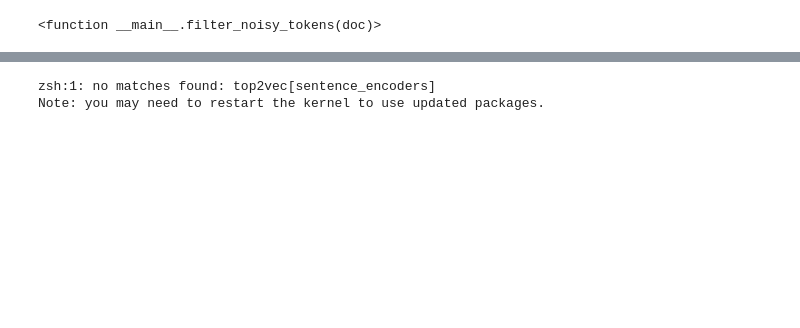
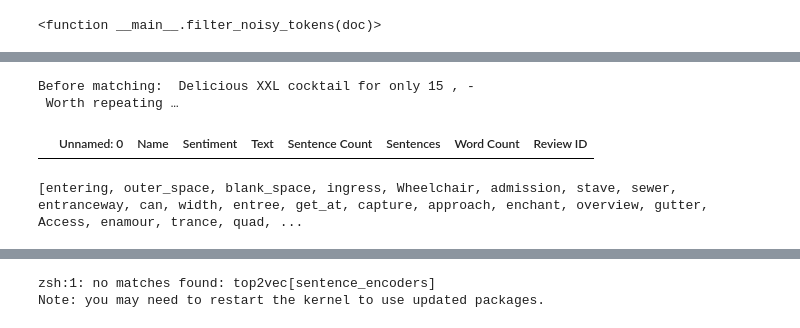
Before and after one commit to Amsterdam-Internships/Venue-Accessibility-Google-Reviews, a Jupyter notebook: notebooks/data_sampling.ipynb, the cells around one changed output, grey strips where cells are left out. Drawn from its saved outputs; the diff is of its cells as text; code cells hidden in the pictures; blank space fills up the shorter version.

```diff
--- a/notebooks/data_sampling.ipynb
+++ b/notebooks/data_sampling.ipynb
@@ -116,6 +115,11 @@ def has_synset(word):
 # %%
-patterns = []
-for word in word_patterns:
-    synonyms = get_synonyms(word)
-    pattern = nlp(" ".join([word] + synonyms))
-    patterns.extend(map(lambda x: nlp(x), [word] + synonyms))
+def make_pattern(word_patterns):
+    patterns = []
+    for word in word_patterns:
+        if has_synset(word):
+            synonyms = get_synonyms(word)
+            # words = [word] + synonyms
+            patterns.extend(map(lambda x: nlp(x), synonyms))
+        else:
+            patterns.append(nlp(word))
+    return patterns
@@ -184,3 +191,30 @@ clean_split_google_reviews = split_google_reviews.drop(noisy_split_google_review
+# %%
+def remove_noise(google_reviews):
+    noisy_reviews = []
+    for _, row in google_reviews.iterrows():
+        text = row['Sentences']
+        doc = nlp(text)
+        # Check if any matches were detected in the document
+        print('Before matching: ',doc)
+        if len(fuzzy_matcher(doc)) > 0:
+            print('After matching: ',fuzzy_matcher(doc))
+            noisy_reviews.append(row)
+
+    # noisy_google_reviews = pd.DataFrame(noisy_reviews)
+    # return google_reviews.drop(noisy_google_reviews.index)
+
+# Drop noisy rows from original dataframe
+
+test_df = pd.DataFrame()
+reviews = split_google_reviews.Sentences.values
+clean_split_google_reviews = remove_noise(split_google_reviews[520:521])
+# %% [output]
+Before matching:  Delicious XXL cocktail for only 15 , -
+ Worth repeating …
+# %%
+clean_split_google_reviews
+# %% [output]
+|  | Unnamed: 0 | Name | Sentiment | Text | Sentence Count | Sentences | Word Count | Review ID |
 # %%
 aspects_patterns = ['width','space','entrance','Wheelchair', 'Access', 'Staff', 'Toilets', 'Transport & Parking', 'Overview', 'Noise levels']
 
@@ -199,8 +233,11 @@ def contains_keyword(review):
 # Create patterns with both the word and its synonyms
 synonym_aspect_patterns = [nlp(word) for word in keywords]
 
+print(synonym_aspect_patterns)
 # Add patterns to the fuzzy matcher
 fuzzy_matcher.add("RELEVANT_PATTERN", synonym_aspect_patterns)
+# %% [output]
+[entering, outer_space, blank_space, ingress, Wheelchair, admission, stave, sewer, entranceway, can, width, entree, get_at, capture, approach, enchant, overview, gutter, Access, enamour, trance, quad, ...
 # %%
 sentences = clean_split_google_reviews['Sentences'].tolist()
 batch_size = 4739  # Adjust the batch size as needed
```
Also changed, not shown: parts of 28 cells of this notebook, 2 other files.
